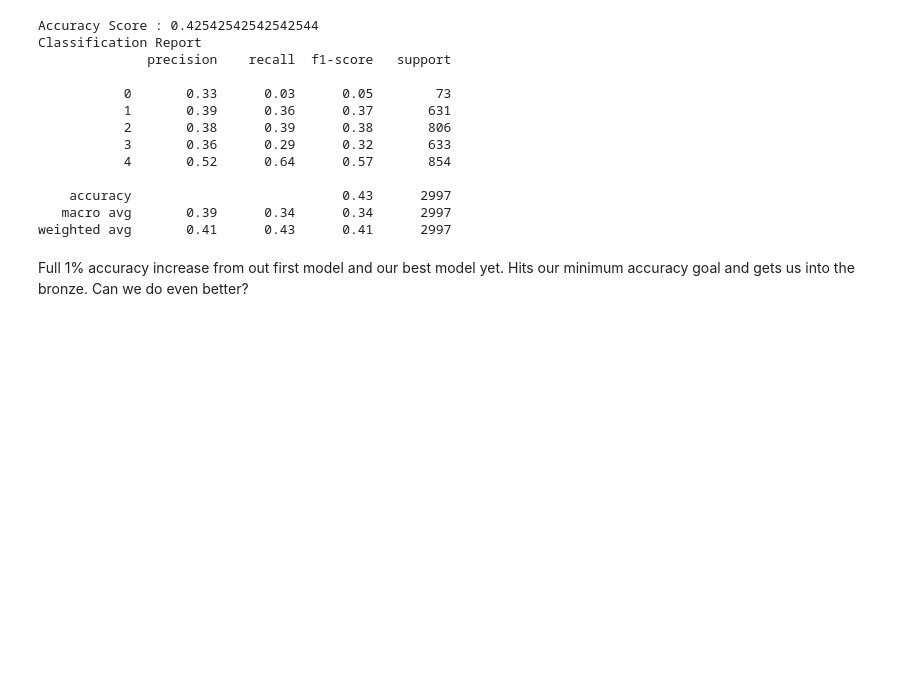
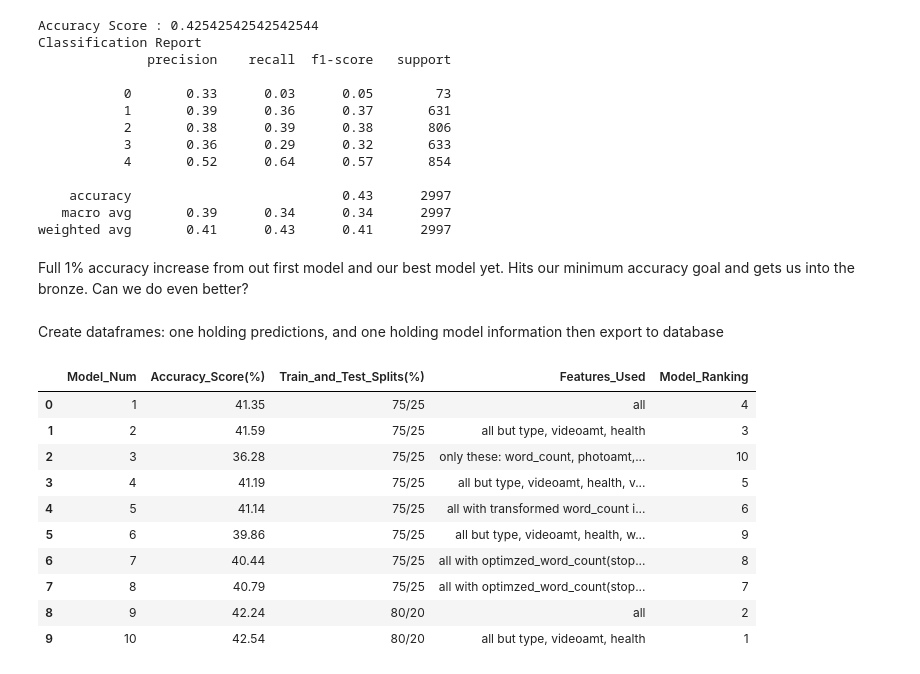
Before and after one commit to trosie3/UofODataViz_Final_Project, a Jupyter notebook: MLmodel.ipynb, the cells around one changed output. Drawn from its saved outputs; the diff is of its cells as text; code cells hidden in the pictures; blank space fills up the shorter version.

```diff
--- a/MLmodel.ipynb
+++ b/MLmodel.ipynb
@@ -1135,3 +1096,36 @@ Classification Report
 weighted avg       0.41      0.43      0.41      2997
 # %% [markdown]
 Full 1% accuracy increase from out first model and our best model yet. Hits our minimum accuracy goal and gets us into the bronze. Can we do even better?
+# %% [markdown]
+Create dataframes: one holding predictions, and one holding model information then export to database
+# %%
+#create model info and accuracy dataframe
+data = {'Model_Num': [1, 2, 3, 4, 5, 6, 7, 8, 9, 10],
+        'Accuracy_Score(%)': [41.35, 41.59, 36.28, 41.19, 41.14, 39.86, 40.44, 40.79, 42.24, 42.54],
+        'Train_and_Test_Splits(%)': ['75/25', '75/25', '75/25', '75/25', '75/25', '75/25', '75/25', '75/25', '80/20', '80/20'],
+        'Features_Used' : ['all',
+                         'all but type, videoamt, health',
+                         'only these: word_count, photoamt, age, color2, bread1, color1, breed2',
+                         'all but type, videoamt, health, vaccinanted, sterilized',
+                         'all with transformed word_count into wordbins',
+                         'all but type, videoamt, health, word_count/wordbins',
+                         'all with optimzed_word_count(stop words removed)',
+                         'all with optimzed_word_count(stop words removed) but type, videoamt, health',
+                         'all',
+                         'all but type, videoamt, health'
+                         ],
+        'Model_Ranking': [4, 3, 10, 5, 6, 9, 8, 7, 2, 1]}
+rf_model_df = pd.DataFrame(data=data)
+rf_model_df
+# %% [output]
+|  | Model_Num | Accuracy_Score(%) | Train_and_Test_Splits(%) | Features_Used | Model_Ranking |
+| 0 | 1 | 41.35 | 75/25 | all | 4 |
+| 1 | 2 | 41.59 | 75/25 | all but type, videoamt, health | 3 |
+| 2 | 3 | 36.28 | 75/25 | only these: word_count, photoamt,... | 10 |
+| 3 | 4 | 41.19 | 75/25 | all but type, videoamt, health, v... | 5 |
+| 4 | 5 | 41.14 | 75/25 | all with transformed word_count i... | 6 |
+| 5 | 6 | 39.86 | 75/25 | all but type, videoamt, health, w... | 9 |
+| 6 | 7 | 40.44 | 75/25 | all with optimzed_word_count(stop... | 8 |
+| 7 | 8 | 40.79 | 75/25 | all with optimzed_word_count(stop... | 7 |
+| 8 | 9 | 42.24 | 80/20 | all | 2 |
+| 9 | 10 | 42.54 | 80/20 | all but type, videoamt, health | 1 |
```
Also changed, not shown: parts of 32 cells of this notebook, 3 other files.
